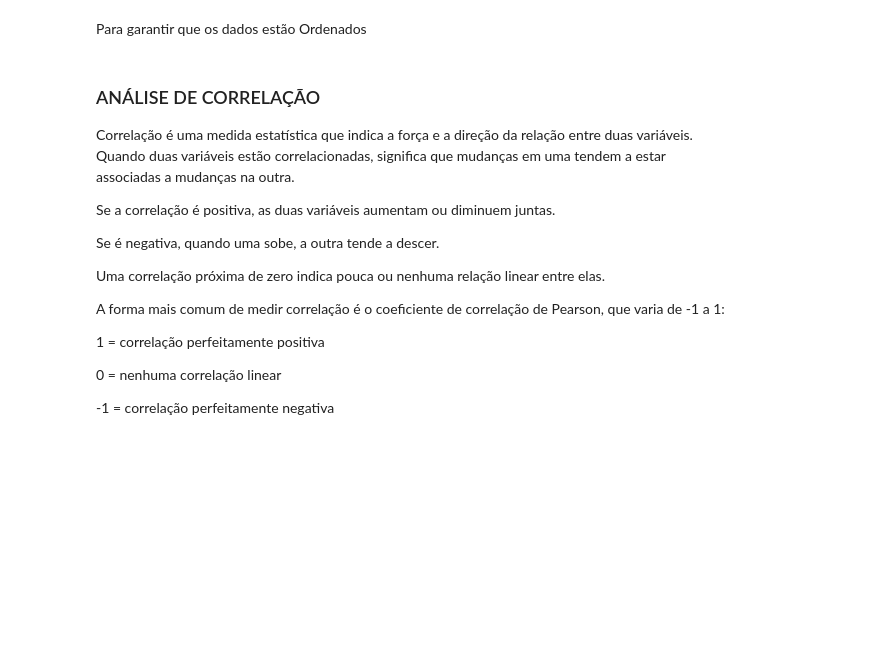
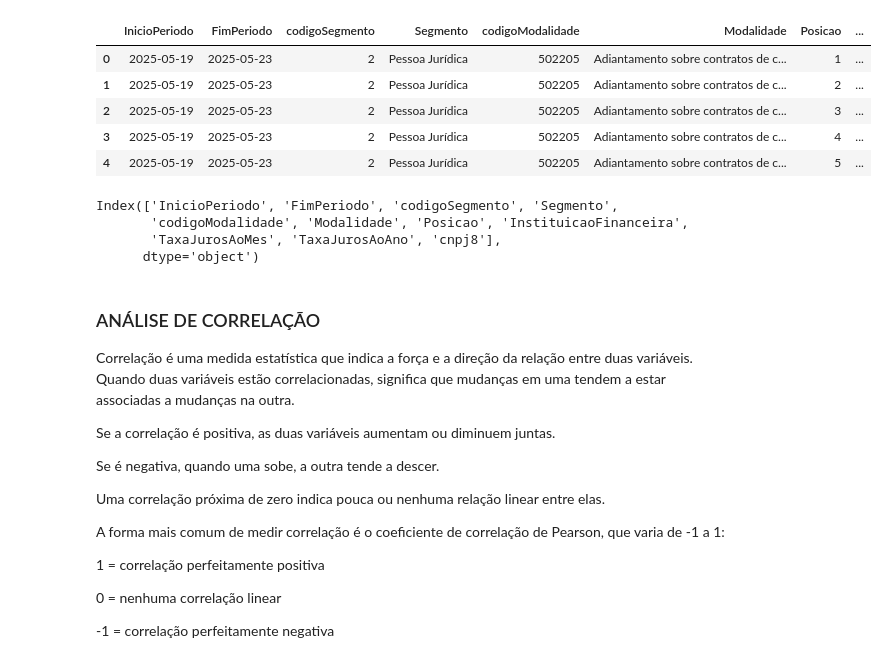
Before and after one commit to LouisyRodrigues7/API_Taxas_juros, a Jupyter notebook: MachineLearning.ipynb, the cells around one changed output. Drawn from its saved outputs; the diff is of its cells as text; code cells hidden in the pictures; blank space fills up the shorter version.

```diff
--- a/MachineLearning.ipynb
+++ b/MachineLearning.ipynb
@@ -23,2 +39,0 @@ for col in df.columns:
-# %% [markdown]
-Para garantir que os dados estão Ordenados
@@ -27,3 +52,20 @@ df = df.sort_values('datatrimestre')
+# %%
+from IPython.display import display
+display(df.head())
+# %% [output]
+|  | InicioPeriodo | FimPeriodo | codigoSegmento | Segmento | codigoModalidade | Modalidade | Posicao | ... |
+| 0 | 2025-05-19 | 2025-05-23 | 2 | Pessoa Jurídica | 502205 | Adiantamento sobre contratos de c... | 1 | ... |
+| 1 | 2025-05-19 | 2025-05-23 | 2 | Pessoa Jurídica | 502205 | Adiantamento sobre contratos de c... | 2 | ... |
+| 2 | 2025-05-19 | 2025-05-23 | 2 | Pessoa Jurídica | 502205 | Adiantamento sobre contratos de c... | 3 | ... |
+| 3 | 2025-05-19 | 2025-05-23 | 2 | Pessoa Jurídica | 502205 | Adiantamento sobre contratos de c... | 4 | ... |
+| 4 | 2025-05-19 | 2025-05-23 | 2 | Pessoa Jurídica | 502205 | Adiantamento sobre contratos de c... | 5 | ... |
+# %%
+print(df.columns)
+# %% [output]
+Index(['InicioPeriodo', 'FimPeriodo', 'codigoSegmento', 'Segmento',
+       'codigoModalidade', 'Modalidade', 'Posicao', 'InstituicaoFinanceira',
+       'TaxaJurosAoMes', 'TaxaJurosAoAno', 'cnpj8'],
+      dtype='object')
 # %% [markdown]
 ### ANÁLISE DE CORRELAÇÃO
 
```
Also changed, not shown: parts of 11 cells of this notebook, 2 other files.
